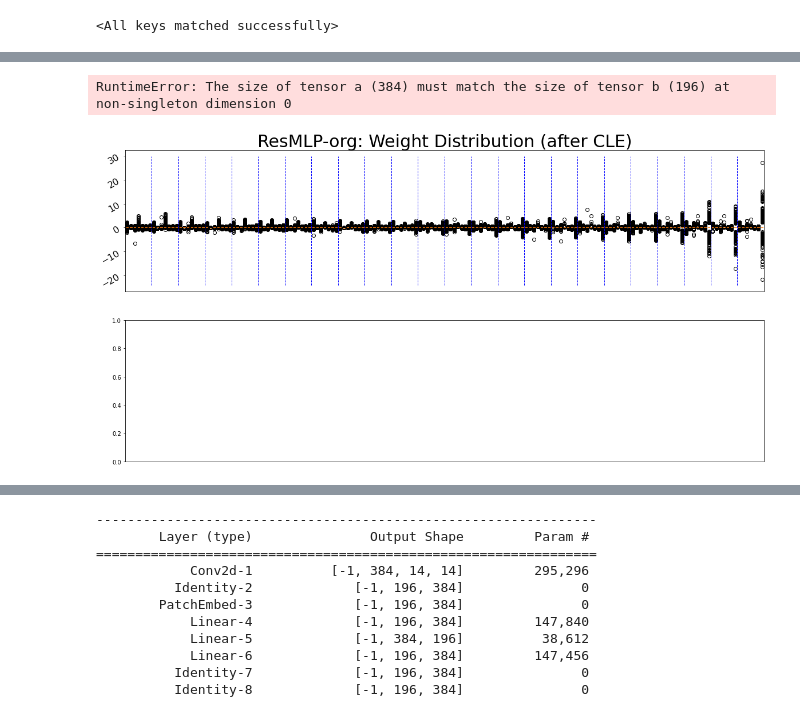
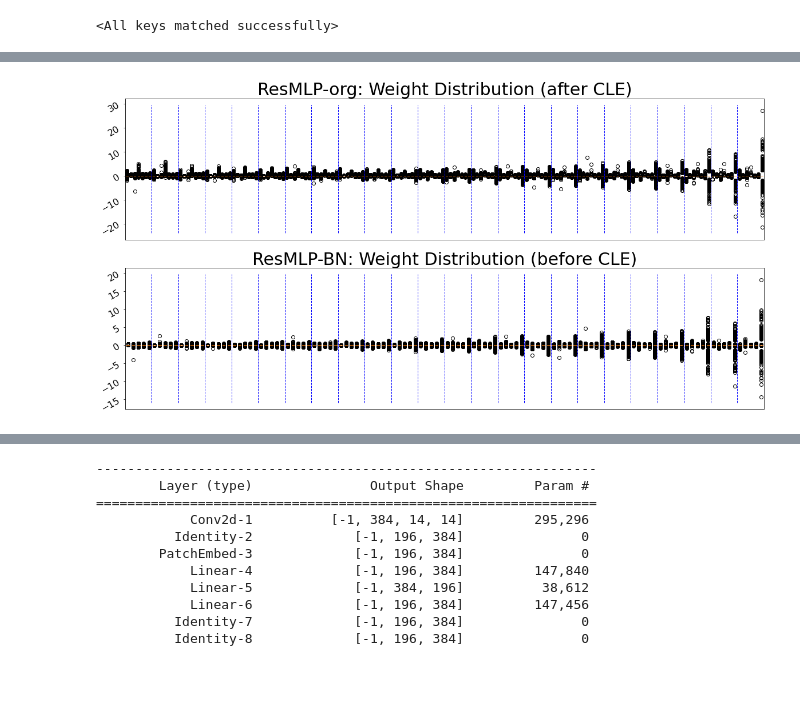
Before and after one commit to scott306lr/ResMLP_QAT, a Jupyter notebook: model_analyze.ipynb, the cells around one changed output, grey strips where cells are left out. Cells and saved outputs as stored; diff of their text form; code cells hidden in the pictures; blank space fills up the shorter version.

```diff
--- a/model_analyze.ipynb
+++ b/model_analyze.ipynb
@@ -16,7 +24,2 @@ model_norm.load_state_dict(torch.load("resmlp_norm.pth")["model"])
 # %% [output]
 <All keys matched successfully>
-# %%
-# test CLE
-model = resmlp_24(pretrained=True).eval()
-cle_for_resmlp(model)
-print(same_output(model, org_model, eps=1e-5))
@@ -28,17 +26,14 @@ NameError: name 'get_linear_layers' is not defined
 # %%
-model = resmlp_24(pretrained=True).eval()
-model_norm = resmlp_24_norm(pretrained=True).eval()
 fig, ax = plt.subplots(2,1, figsize=(20, 10))
 ax[0].get_xaxis().set_visible(False)
 ax[1].get_xaxis().set_visible(False)
 
 # cle_for_resmlp(model)
 layer_dist(model, 0, 23, name="ResMLP-org: Weight Distribution (after CLE)", ax=ax[0])
 # cle_for_resmlp(model)
 # res_
-cle_for_resmlp(model_norm)
+# cle_for_resmlp(model_norm)
 layer_dist(model_norm, 0, 23, name="ResMLP-BN: Weight Distribution (before CLE)", ax=ax[1])
 # %% [output]
-RuntimeError: The size of tensor a (384) must match the size of tensor b (196) at non-singleton dimension 0
-[figure, old version]
+[figure, new version]
 # %%
```
Also changed, not shown: parts of 45 cells of this notebook, 1 other file.
